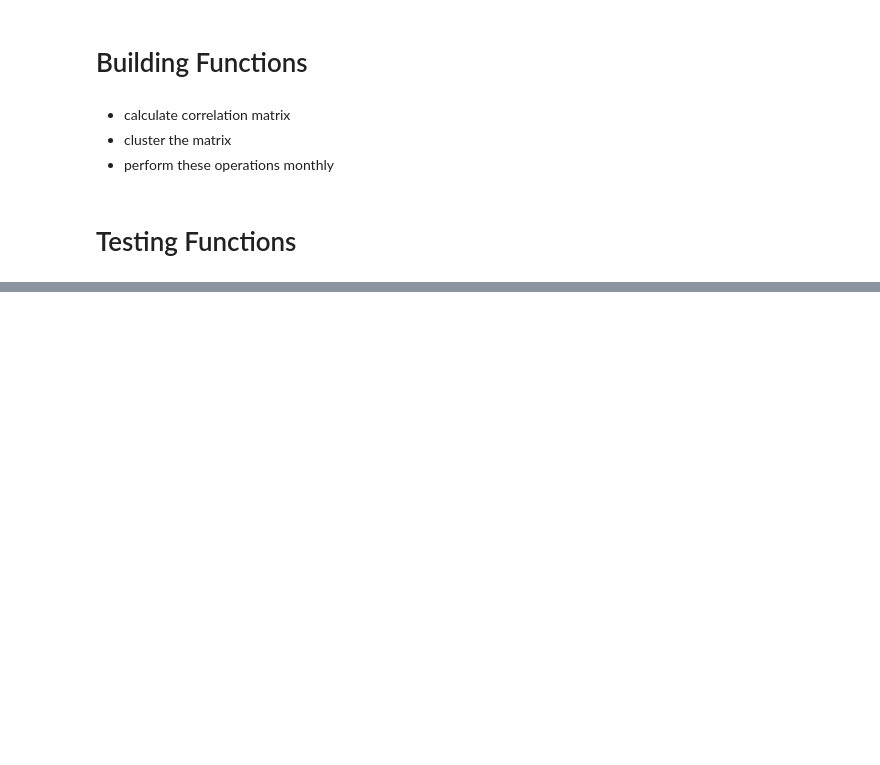
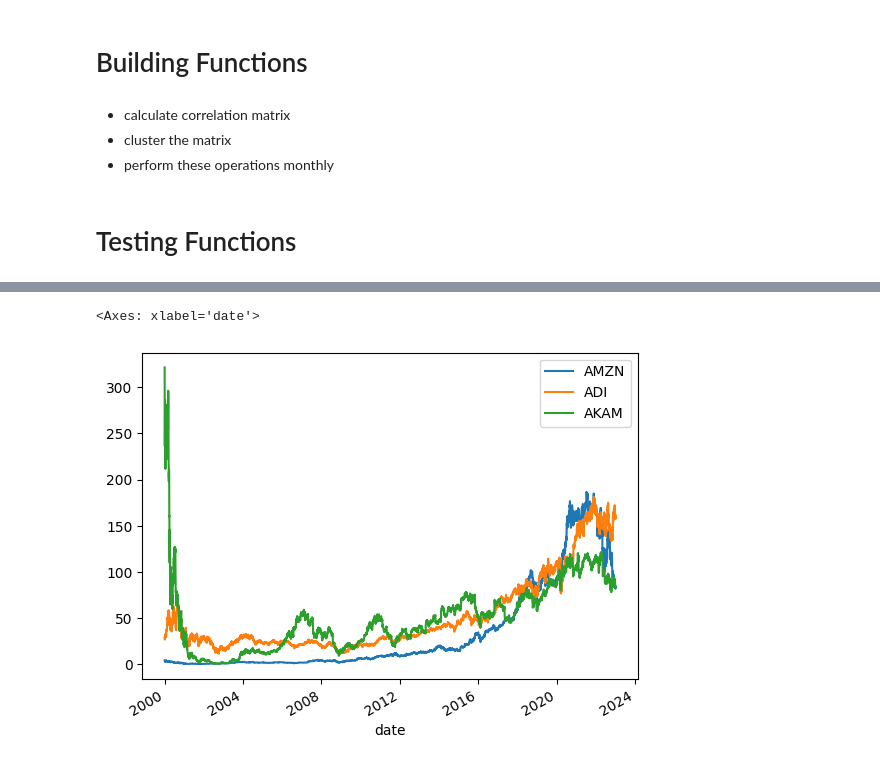
Before and after one commit to TInglefield/Math4920Project, a Jupyter notebook: Project_Draft7.ipynb, the cells around one changed output, grey strips where cells are left out. Drawn from its saved outputs; the diff is of its cells as text; code cells hidden in the pictures; blank space fills up the shorter version.

```diff
--- a/Project_Draft7.ipynb
+++ b/Project_Draft7.ipynb
@@ -285,0 +356,5 @@ cluster_viz(cluster_log)
+# %%
+prices_with_market[['AMZN','ADI','AKAM']].plot()
+# %% [output]
+<Axes: xlabel='date'>
+[figure, added]
```
Also changed, not shown: parts of 6 cells of this notebook.
